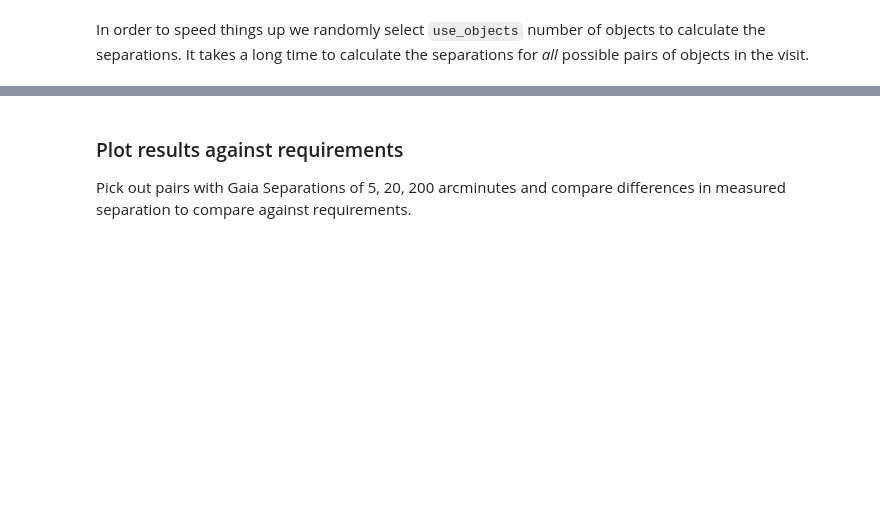
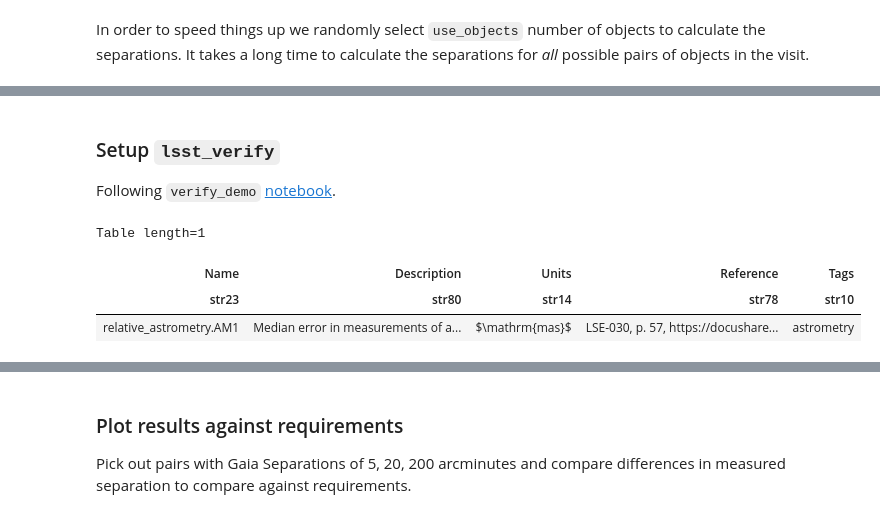
Before and after one commit to lsst-com/requirements_notebooks, a Jupyter notebook: TestCases/LVV-T960.ipynb, the cells around one changed output, grey strips where cells are left out. Drawn from its saved outputs; the diff is of its cells as text; code cells hidden in the pictures; blank space fills up the shorter version.

```diff
--- a/TestCases/LVV-T960.ipynb
+++ b/TestCases/LVV-T960.ipynb
@@ -308,3 +376,7 @@ visit_seps = np.array([visit_seps_hsc, visit_seps_gaia]).T
 sep_df = pd.DataFrame(visit_seps, columns=['sep_hsc', 'sep_gaia'])
 # %%
 sep_df['diff'] = sep_df['sep_gaia'] - sep_df['sep_hsc']
+# %% [markdown]
+### Setup `lsst_verify`
+
+Following `verify_demo` [notebook](https://github.com/LSSTScienceCollaborations/StackClub/blob/master/Validation/verify_demo.ipynb).
@@ -310,0 +387,7 @@ sep_df['diff'] = sep_df['sep_gaia'] - sep_df['sep_hsc']
+# %%
+metrics
+# %% [output]
+Table length=1
+| Name | Description | Units | Reference | Tags |
+| str23 | str80 | str14 | str78 | str10 |
+| relative_astrometry.AM1 | Median error in measurements of a... | $\mathrm{mas}$ | LSE-030, p. 57, https://docushare... | astrometry |
```
Also changed, not shown: parts of 37 cells of this notebook, 2 other files.
